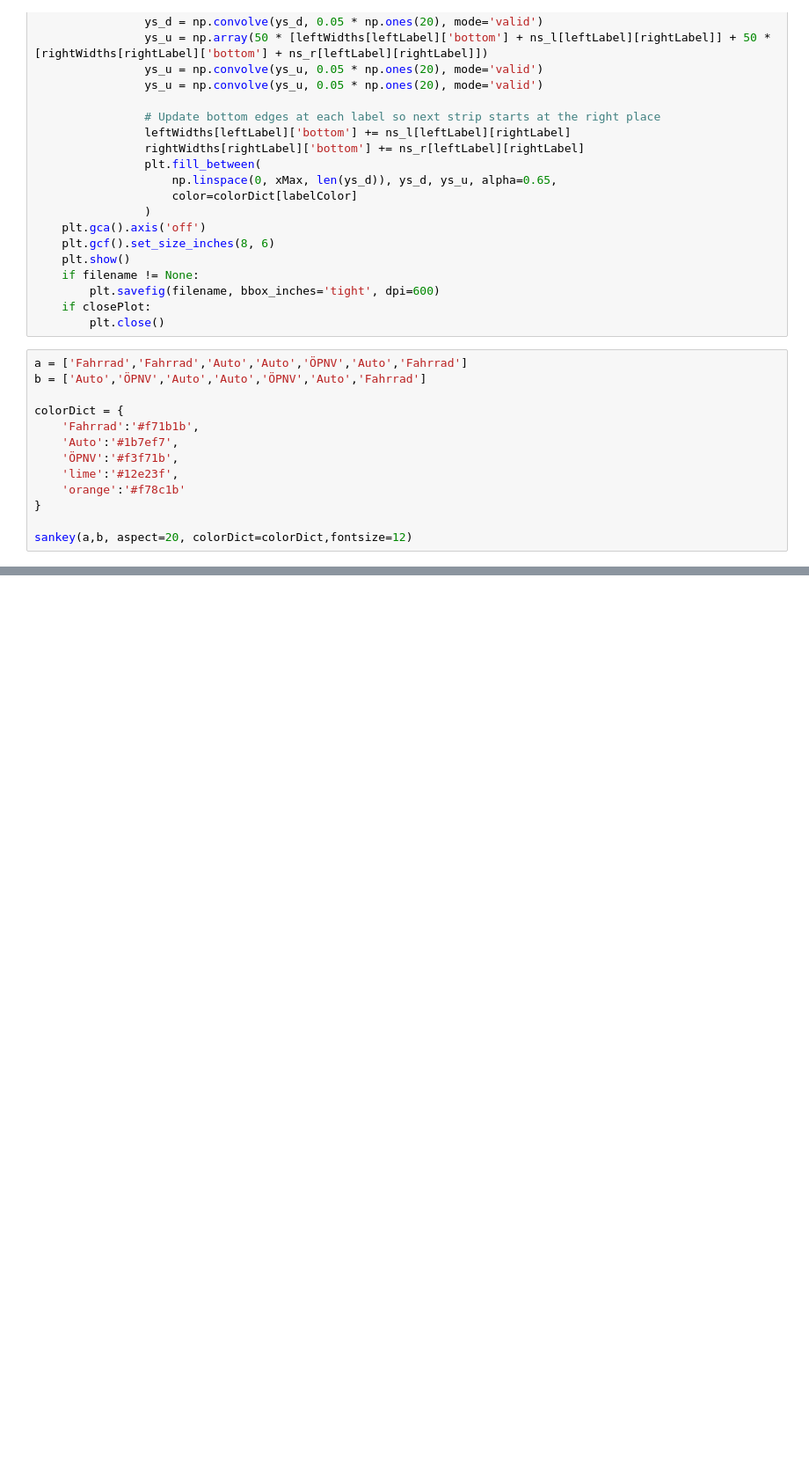
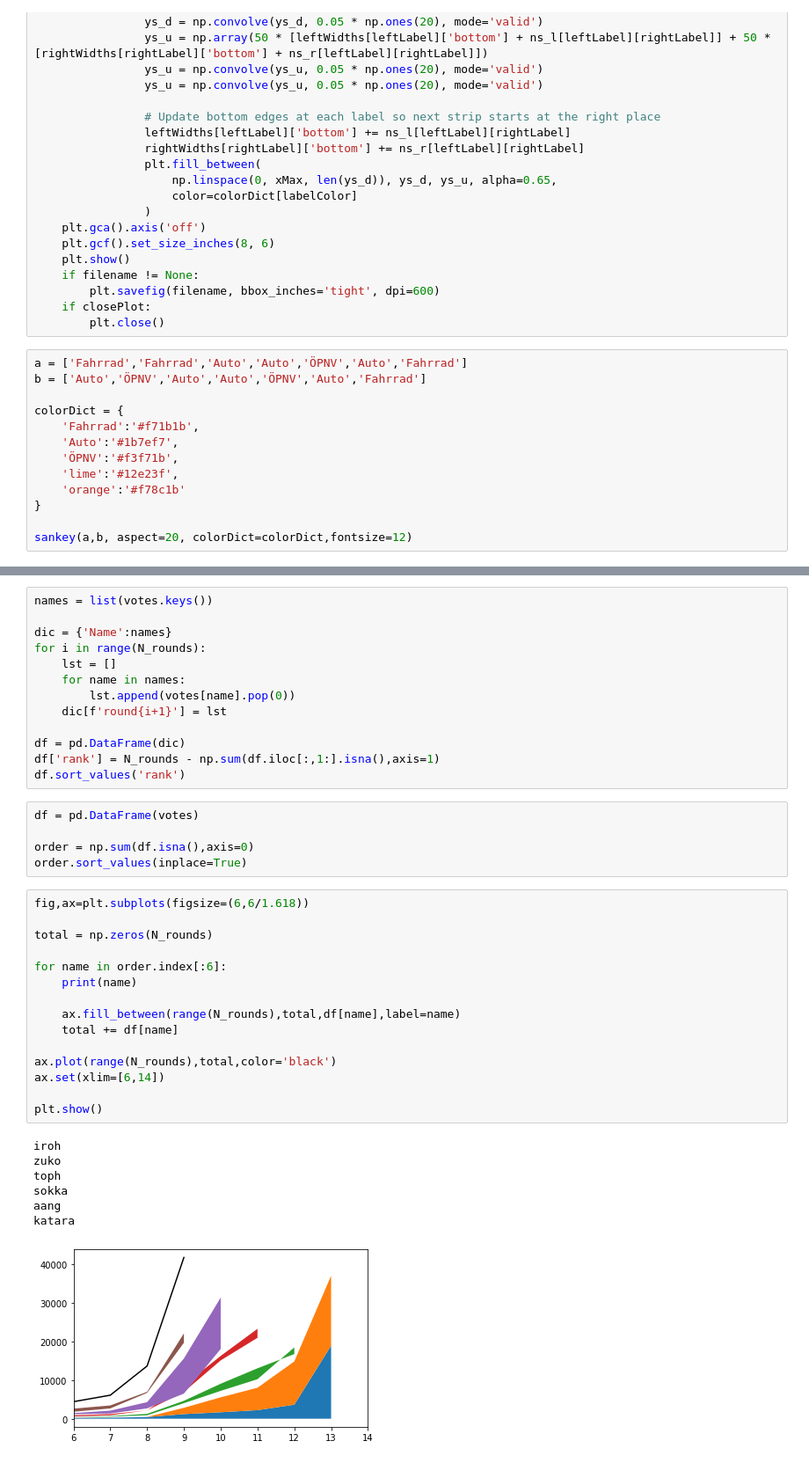
Before and after one commit to fschmnn/pnlf, a Jupyter notebook: notebooks/playground.ipynb, the cells around one changed output, grey strips where cells are left out. Shown at 88% size. Drawn from its saved outputs; the diff is of its cells as text; blank space fills up the shorter version.

```diff
--- a/notebooks/playground.ipynb
+++ b/notebooks/playground.ipynb
@@ -766,0 +796,41 @@ sankey(a,b, aspect=20, colorDict=colorDict,fontsize=12)
+# %%
+names = list(votes.keys())
+
+dic = {'Name':names}
+for i in range(N_rounds):
+    lst = []
+    for name in names:
+        lst.append(votes[name].pop(0))
+    dic[f'round{i+1}'] = lst
+
+df = pd.DataFrame(dic)
+df['rank'] = N_rounds - np.sum(df.iloc[:,1:].isna(),axis=1)
+df.sort_values('rank')
+# %%
+df = pd.DataFrame(votes)
+
+order = np.sum(df.isna(),axis=0)
+order.sort_values(inplace=True)
+# %%
+fig,ax=plt.subplots(figsize=(6,6/1.618))
+
+total = np.zeros(N_rounds)
+
+for name in order.index[:6]:
+    print(name)
+
+    ax.fill_between(range(N_rounds),total,df[name],label=name)
+    total += df[name]
+
+ax.plot(range(N_rounds),total,color='black')
+ax.set(xlim=[6,14])
+
+plt.show()
+# %% [output]
+iroh
+zuko
+toph
+sokka
+aang
+katara
+[figure, added]
```
Also changed, not shown: parts of 8 cells of this notebook, 8 other files.
